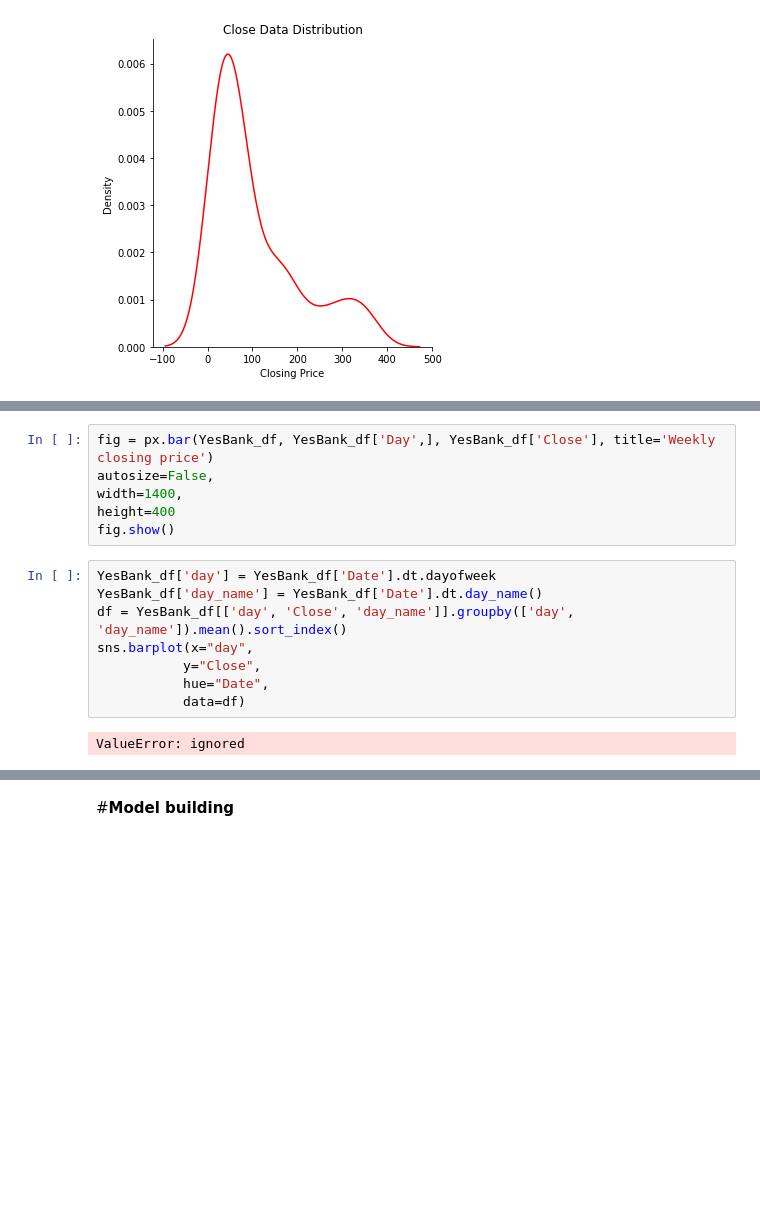
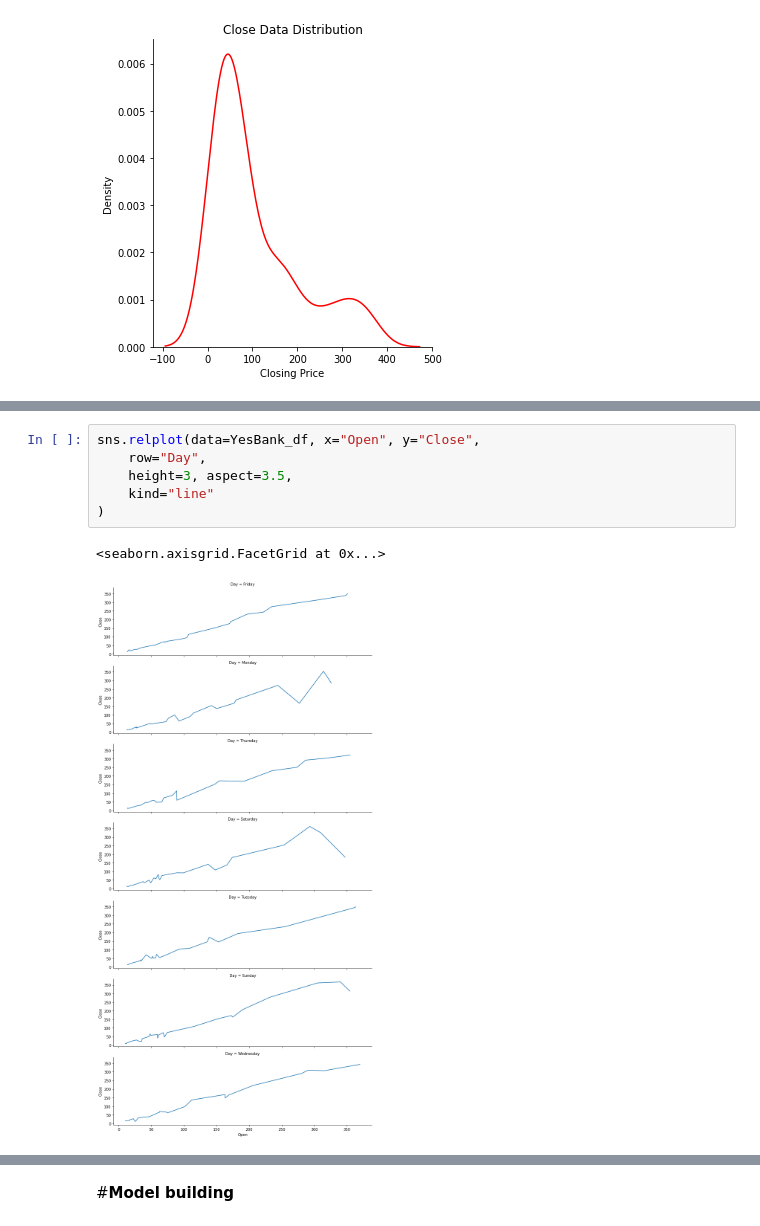
Before and after one commit to Syed-Irfan-1165/ML-Regression, a Jupyter notebook: Yes_Bank_Predictions.ipynb, the cells around one changed output, grey strips where cells are left out. Cells and saved outputs as stored; diff of their text form; blank space fills up the shorter version.

```diff
--- a/Yes_Bank_Predictions.ipynb
+++ b/Yes_Bank_Predictions.ipynb
@@ -258,19 +258,12 @@ height=400
 fig.show()
 # %% [output]
 [interactive output not drawn]
-# %%
-fig = px.bar(YesBank_df, YesBank_df['Day',], YesBank_df['Close'], title='Weekly closing price')
-autosize=False,
-width=1400,
-height=400
-fig.show()
-# %%
-YesBank_df['day'] = YesBank_df['Date'].dt.dayofweek
-YesBank_df['day_name'] = YesBank_df['Date'].dt.day_name()
-df = YesBank_df[['day', 'Close', 'day_name']].groupby(['day', 'day_name']).mean().sort_index()
-sns.barplot(x="day",
-           y="Close",
-           hue="Date",
-           data=df)
-# %% [output]
-ValueError: ignored
+# %%
+sns.relplot(data=YesBank_df, x="Open", y="Close",
+    row="Day",
+    height=3, aspect=3.5,
+    kind="line"
+)
+# %% [output]
+<seaborn.axisgrid.FacetGrid at 0x...>
+[figure, added]
```
Also changed, not shown: parts of 5 cells of this notebook.
